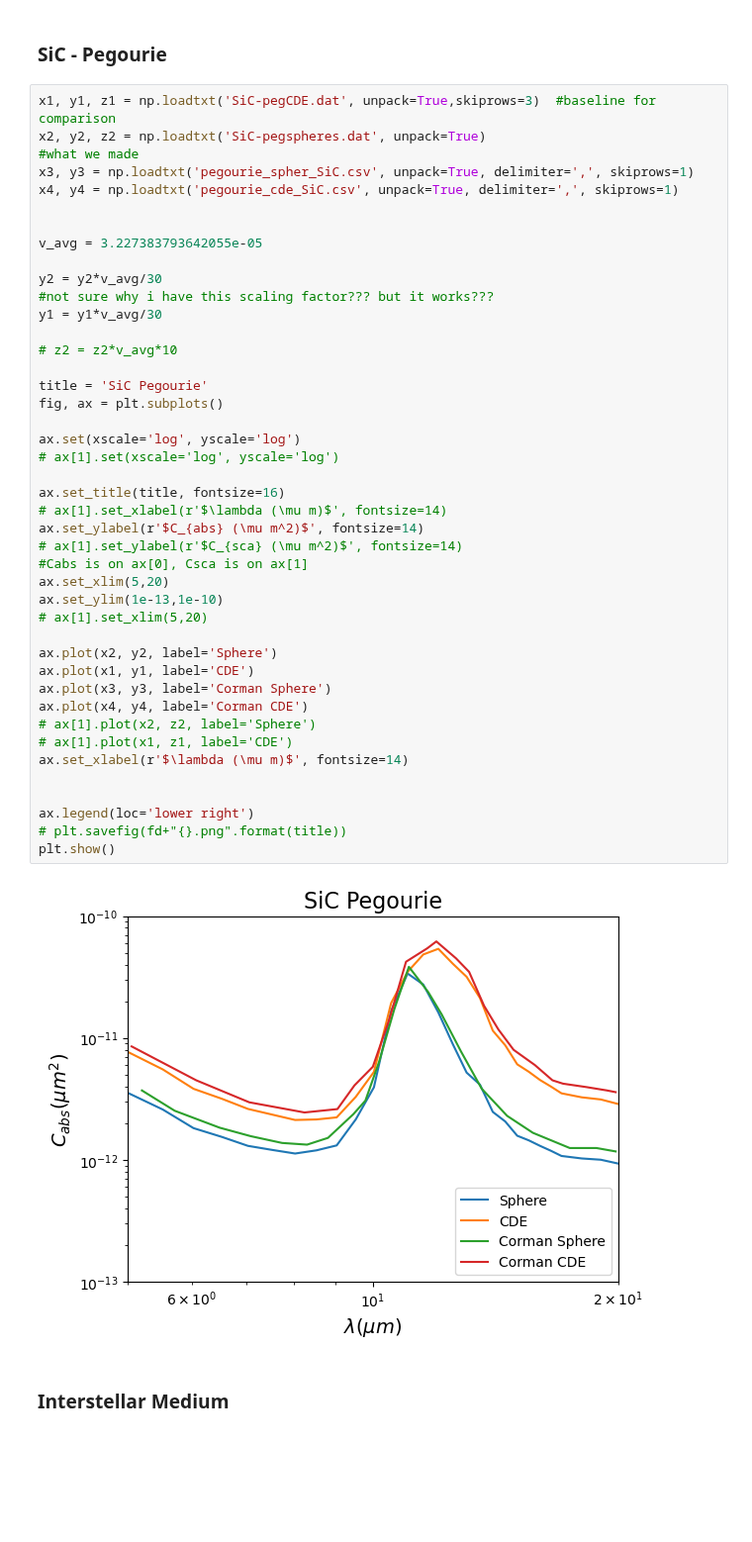
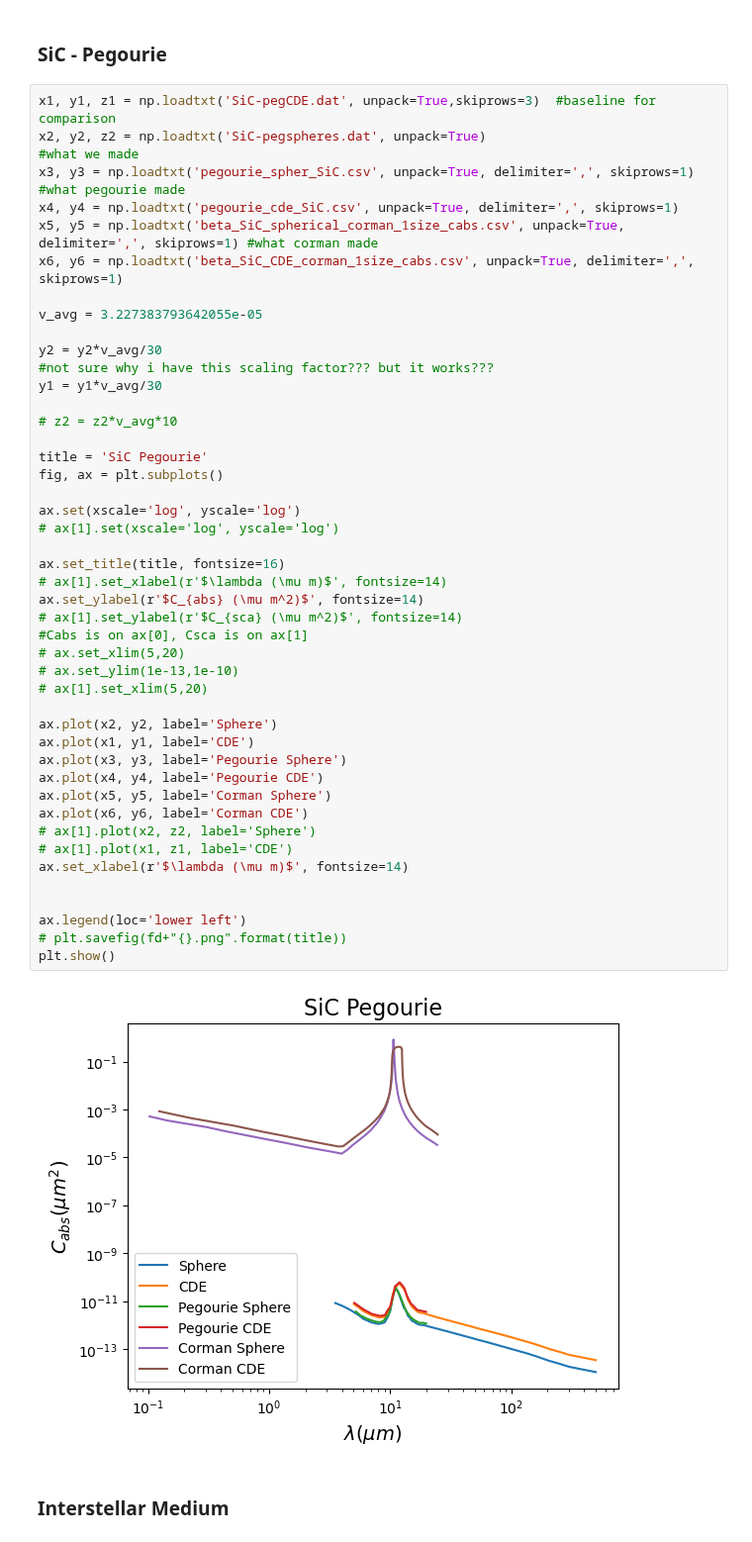
Before and after one commit to astroseandillon/Sean-Dusty, a Jupyter notebook: plot factory.ipynb, the cells around one changed output. Shown at 99% size. Drawn from its saved outputs; the diff is of its cells as text; blank space fills up the shorter version.

Commit message:
worked on corman analysis

```diff
--- a/plot factory.ipynb
+++ b/plot factory.ipynb
@@ -51,47 +51,50 @@ plt.show()
 # %%
 x1, y1, z1 = np.loadtxt('SiC-pegCDE.dat', unpack=True,skiprows=3)  #baseline for comparison
 x2, y2, z2 = np.loadtxt('SiC-pegspheres.dat', unpack=True)                           #what we made
-x3, y3 = np.loadtxt('pegourie_spher_SiC.csv', unpack=True, delimiter=',', skiprows=1)
+x3, y3 = np.loadtxt('pegourie_spher_SiC.csv', unpack=True, delimiter=',', skiprows=1) #what pegourie made
 x4, y4 = np.loadtxt('pegourie_cde_SiC.csv', unpack=True, delimiter=',', skiprows=1)
-
+x5, y5 = np.loadtxt('beta_SiC_spherical_corman_1size_cabs.csv', unpack=True, delimiter=',', skiprows=1) #what corman made
+x6, y6 = np.loadtxt('beta_SiC_CDE_corman_1size_cabs.csv', unpack=True, delimiter=',', skiprows=1)
 
 v_avg = 3.227383793642055e-05
 
 y2 = y2*v_avg/30
 #not sure why i have this scaling factor??? but it works???
 y1 = y1*v_avg/30
 
 # z2 = z2*v_avg*10
 
 title = 'SiC Pegourie'
 fig, ax = plt.subplots()
 
 ax.set(xscale='log', yscale='log')
 # ax[1].set(xscale='log', yscale='log')
 
 ax.set_title(title, fontsize=16)
 # ax[1].set_xlabel(r'$\lambda (\mu m)$', fontsize=14)
 ax.set_ylabel(r'$C_{abs} (\mu m^2)$', fontsize=14)
 # ax[1].set_ylabel(r'$C_{sca} (\mu m^2)$', fontsize=14)
 #Cabs is on ax[0], Csca is on ax[1]
-ax.set_xlim(5,20)
-ax.set_ylim(1e-13,1e-10)
+# ax.set_xlim(5,20)
+# ax.set_ylim(1e-13,1e-10)
 # ax[1].set_xlim(5,20)
 
 ax.plot(x2, y2, label='Sphere')
 ax.plot(x1, y1, label='CDE')
-ax.plot(x3, y3, label='Corman Sphere')
-ax.plot(x4, y4, label='Corman CDE')
+ax.plot(x3, y3, label='Pegourie Sphere')
+ax.plot(x4, y4, label='Pegourie CDE')
+ax.plot(x5, y5, label='Corman Sphere')
+ax.plot(x6, y6, label='Corman CDE')
 # ax[1].plot(x2, z2, label='Sphere')
 # ax[1].plot(x1, z1, label='CDE')
 ax.set_xlabel(r'$\lambda (\mu m)$', fontsize=14)
 
 
-ax.legend(loc='lower right')
+ax.legend(loc='lower left')
 # plt.savefig(fd+"{}.png".format(title))
 plt.show()
 # %% [output]
-[figure, old version]
+[figure, new version]
 # %% [markdown]
 ### Interstellar Medium
 # %%
```
Also changed, not shown: parts of 2 cells of this notebook.
